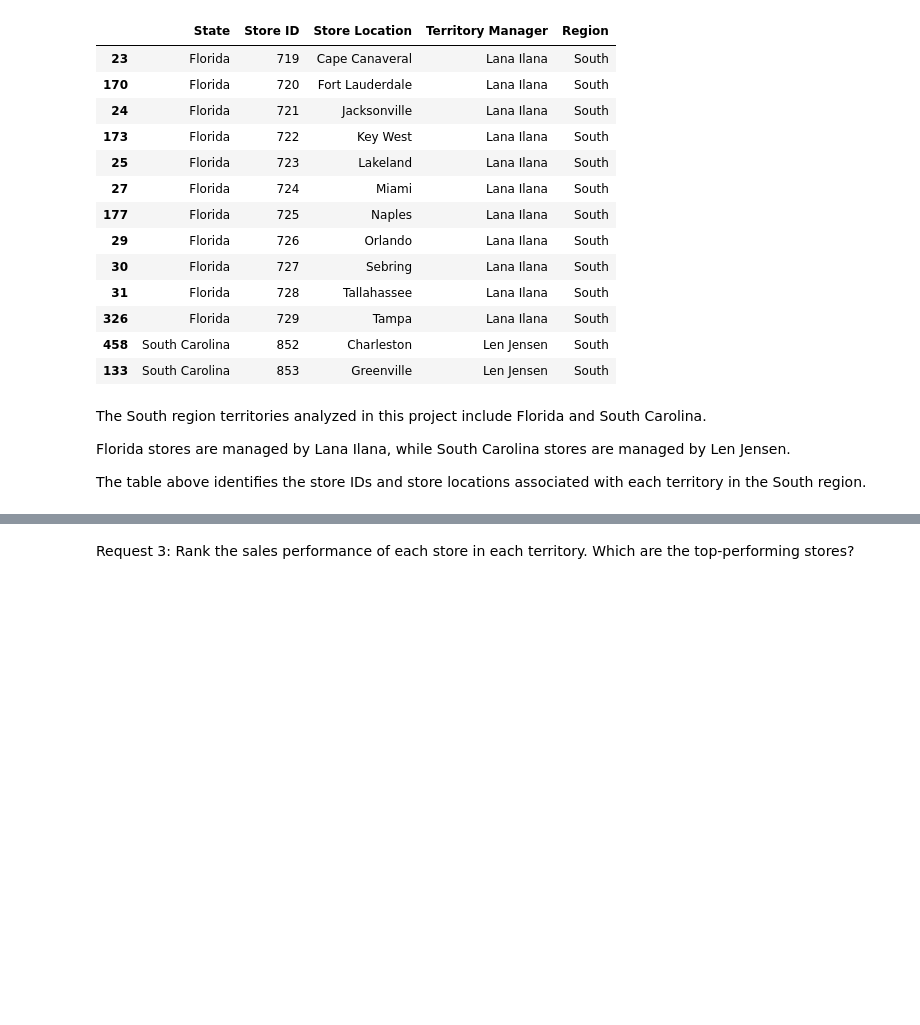
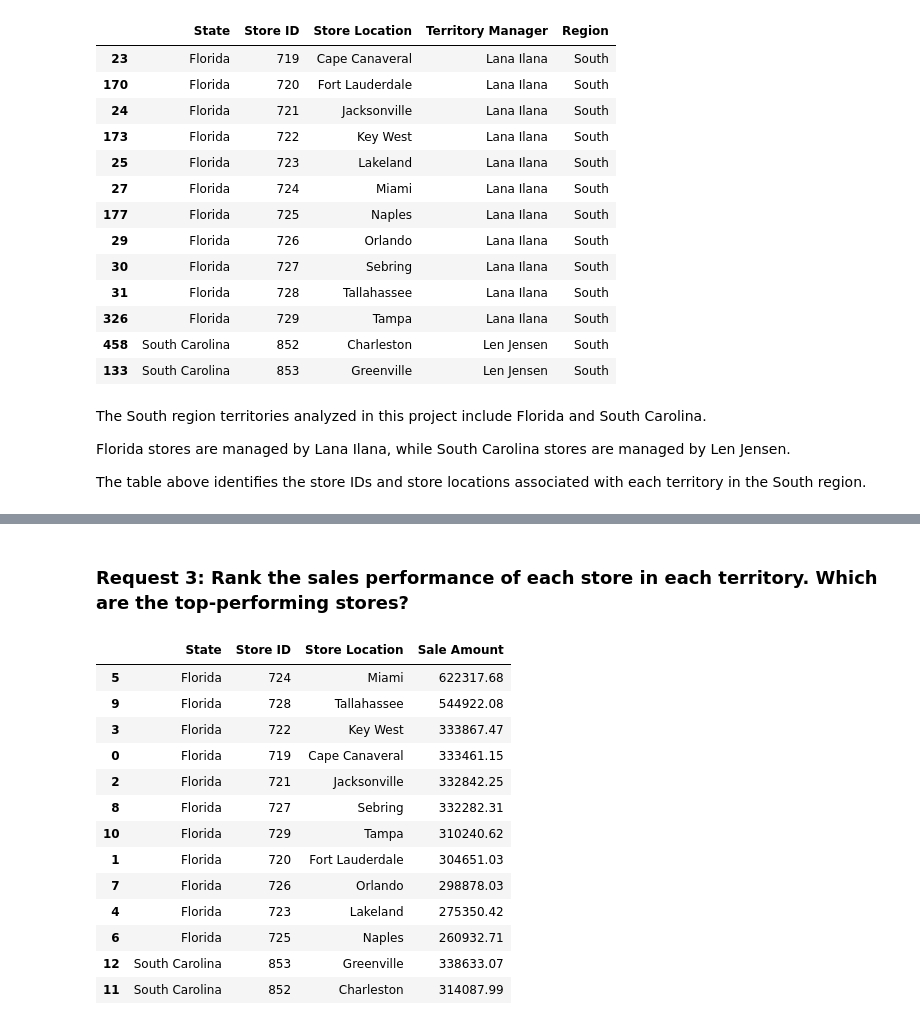
Before and after one commit to smayamelgara-data/Capstone_2, a Jupyter notebook: melgara_sales_analysis.ipynb, the cells around one changed output, grey strips where cells are left out. Saved outputs shown, nothing was run; the diff lists cells and outputs as text; code cells hidden in the pictures; blank space fills up the shorter version.

```diff
--- a/melgara_sales_analysis.ipynb
+++ b/melgara_sales_analysis.ipynb
@@ -261,0 +261,13 @@ Request 2: What is the monthly total revenue for in-store sales in each territor
+# %%
+# Convert Transaction Date into datetime format
+full_sales_data['Transaction Date'] = pd.to_datetime(
+    full_sales_data['Transaction Date']
+)
+
+# Create a month column
+full_sales_data['Month'] = full_sales_data[
+    'Transaction Date'
+].dt.to_period('M')
+
+# Preview updated dataframe
+full_sales_data.head()
@@ -262,2 +348,30 @@ Request 2: What is the monthly total revenue for in-store sales in each territor
 # %% [markdown]
-Request 3: Rank the sales performance of each store in each territory. Which are the top-performing stores?
+### Request 3: Rank the sales performance of each store in each territory. Which are the top-performing stores?
+# %%
+# Rank stores by total sales revenue in each territory
+store_performance = south_sales.groupby(
+    ['State', 'Store ID', 'Store Location']
+)['Sale Amount'].sum().reset_index()
+
+# Sort by state and highest sales amount
+store_performance = store_performance.sort_values(
+    by=['State', 'Sale Amount'],
+    ascending=[True, False]
+)
+
+store_performance
+# %% [output]
+|  | State | Store ID | Store Location | Sale Amount |
+| 5 | Florida | 724 | Miami | 622317.68 |
+| 9 | Florida | 728 | Tallahassee | 544922.08 |
+| 3 | Florida | 722 | Key West | 333867.47 |
+| 0 | Florida | 719 | Cape Canaveral | 333461.15 |
+| 2 | Florida | 721 | Jacksonville | 332842.25 |
+| 8 | Florida | 727 | Sebring | 332282.31 |
+| 10 | Florida | 729 | Tampa | 310240.62 |
+| 1 | Florida | 720 | Fort Lauderdale | 304651.03 |
+| 7 | Florida | 726 | Orlando | 298878.03 |
+| 4 | Florida | 723 | Lakeland | 275350.42 |
+| 6 | Florida | 725 | Naples | 260932.71 |
+| 12 | South Carolina | 853 | Greenville | 338633.07 |
+| 11 | South Carolina | 852 | Charleston | 314087.99 |
```
Also changed, not shown: parts of 21 cells of this notebook.
